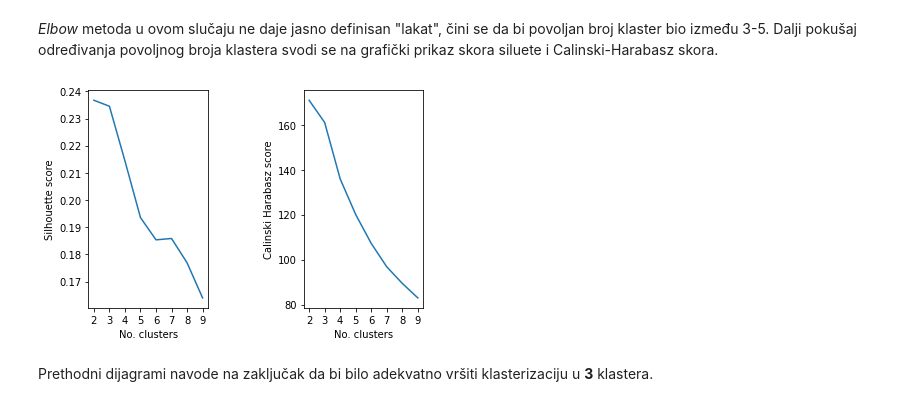
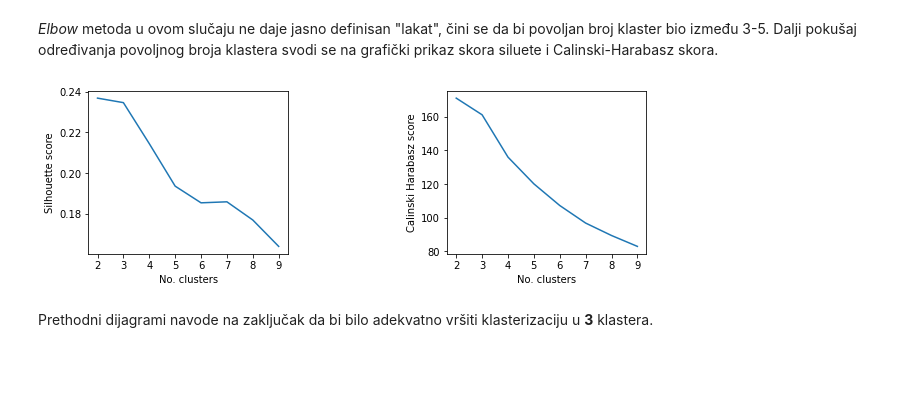
Before and after one commit to LastChanceKatze/ml_young_people_survey, a Jupyter notebook: movie_preferences_clustering.ipynb, the cells around one changed output. Cells and saved outputs as stored; diff of their text form; code cells hidden in the pictures; blank space fills up the shorter version.

```diff
--- a/movie_preferences_clustering.ipynb
+++ b/movie_preferences_clustering.ipynb
@@ -343,32 +344,42 @@ elbow_method(data=data_movie_n, num_iters=20)
 # %% [markdown]
 *Elbow* metoda u ovom slučaju ne daje jasno definisan "lakat", čini se da bi povoljan broj klaster bio između 3-5. Dalji pokušaj određivanja povoljnog broja klastera svodi se na grafički prikaz skora siluete i Calinski-Harabasz skora.
 # %%
-def plot_scores_km(data, num_iters):
+def plot_score(algorithm, data, sil_scores, c_h_scores, nn_metric):
+    algorithm.fit(data)
+    sil_scores.append(silhouette_score(data, algorithm.labels_, metric=nn_metric))
+    c_h_scores.append(calinski_harabasz_score(data, algorithm.labels_))
+
+    return sil_scores, c_h_scores
+
+def plot_scores(data, num_iters, algorithm_name, nn_metric):
     sil_scores = []
     c_h_scores = []
     n_clusters = []
     for i in range(2, num_iters):
-        km = KMeans(n_clusters=i, init="k-means++",
-                    max_iter=3000, random_state=0)
-        km.fit(data)
-        sil_scores.append(silhouette_score(data, km.labels_, metric='cosine'))
-        c_h_scores.append(calinski_harabasz_score(data, km.labels_))
+
+        if algorithm_name == "kmeans":
+            algorithm = KMeans(n_clusters=i, init="k-means++",
+                               max_iter=3000, random_state=0)
+        elif algorithm_name == "agglomerative":
+            algorithm = AgglomerativeClustering(n_clusters=i)
+
+        sil_scores, c_h_scores = plot_score(algorithm, data, sil_scores, c_h_scores, nn_metric)
         n_clusters.append(i)
 
-    fig, axs = plt.subplots(1, 2)
+    fig, axs = plt.subplots(1, 2, figsize=(10, 3))
     plt.subplots_adjust(wspace=.8)
 
     axs[0].plot(n_clusters, sil_scores)
     axs[0].set(xlabel="No. clusters", ylabel="Silhouette score",
                xticks=n_clusters)
 
     axs[1].plot(n_clusters, c_h_scores)
     axs[1].set(xlabel="No. clusters", ylabel="Calinski Harabasz score",
                xticks=n_clusters)
 
-plot_scores_km(data=data_movie_n, num_iters=10)
+plot_scores(data=data_movie_n, num_iters=10, algorithm_name="kmeans", nn_metric="cosine")
 # %% [output]
-[figure, old version]
+[figure, new version]
 # %% [markdown]
 Prethodni dijagrami navode na zaključak da bi bilo adekvatno vršiti klasterizaciju u **3** klastera.
 # %% [markdown]
```
Also changed, not shown: parts of 25 cells of this notebook.
